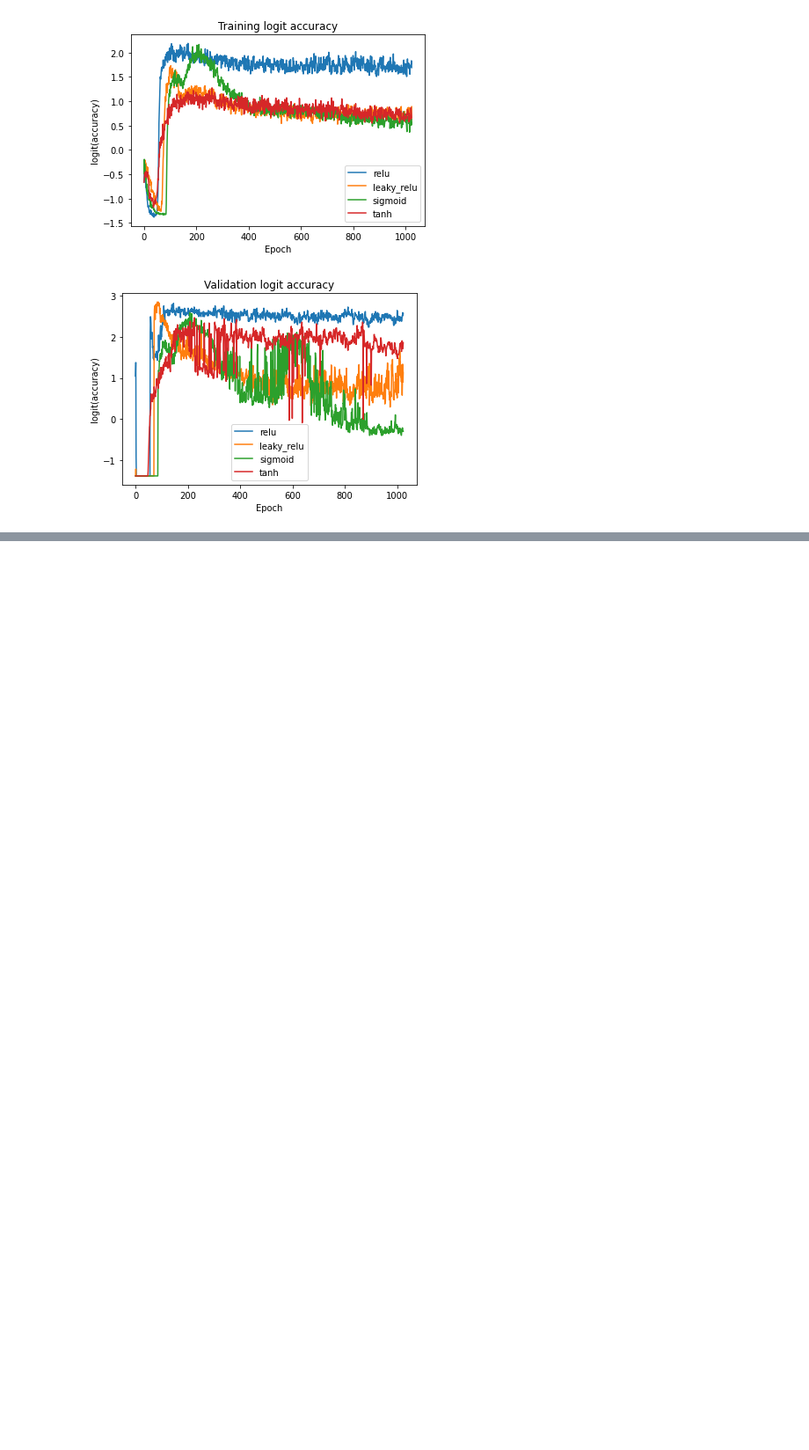
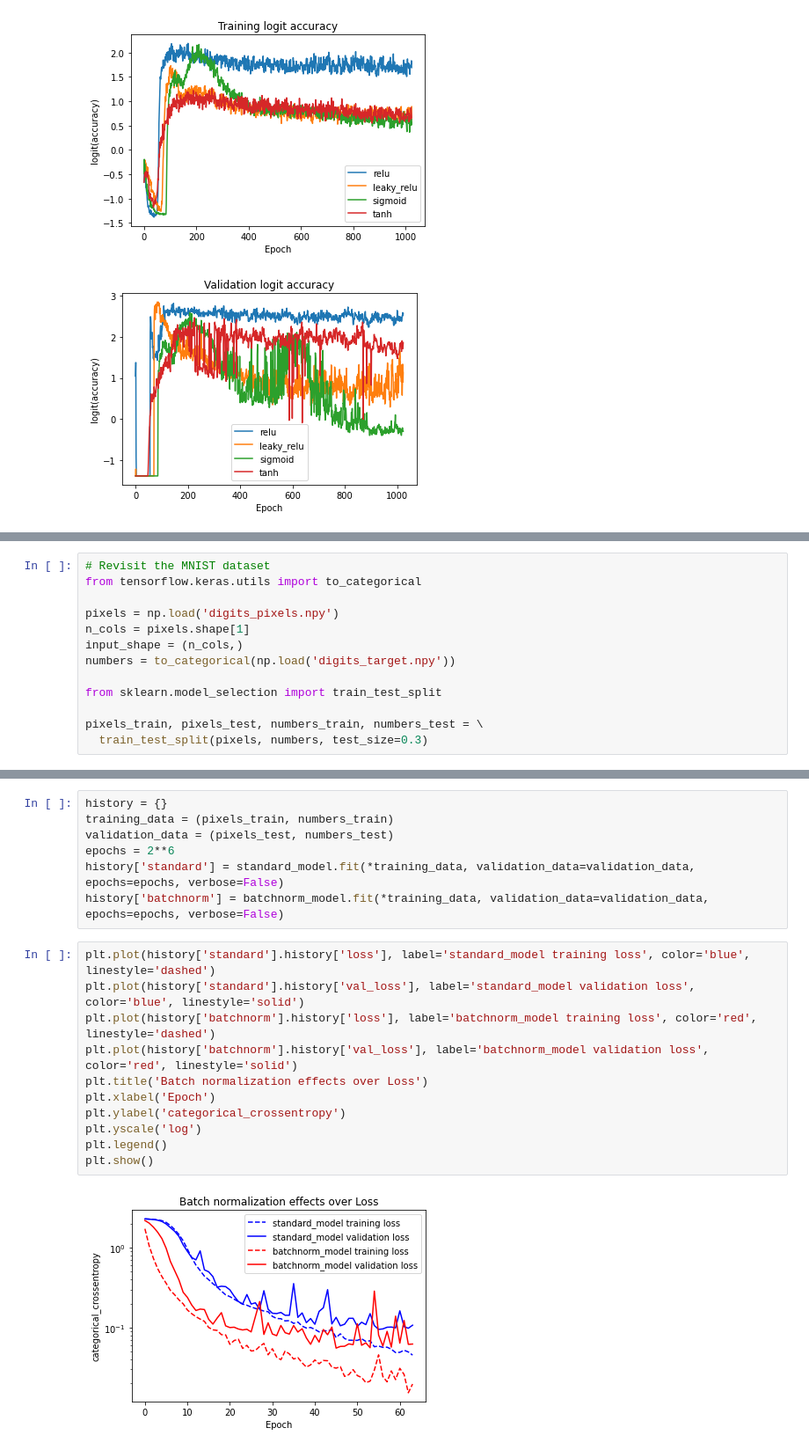
Before and after one commit to PabloBrianese/introduction-to-deep-learning, a Jupyter notebook: introduction-to-deep-learning-with-keras/chapter3.ipynb, the cells around one changed output, grey strips where cells are left out. Shown: that part at 88% size. Saved outputs shown, nothing was run; the diff lists cells and outputs as text; blank space fills up the shorter version.

```diff
--- a/introduction-to-deep-learning-with-keras/chapter3.ipynb
+++ b/introduction-to-deep-learning-with-keras/chapter3.ipynb
@@ -254,0 +295,13 @@ plt.show()
+# %%
+# Revisit the MNIST dataset
+from tensorflow.keras.utils import to_categorical
+
+pixels = np.load('digits_pixels.npy')
+n_cols = pixels.shape[1]
+input_shape = (n_cols,)
+numbers = to_categorical(np.load('digits_target.npy'))
+
+from sklearn.model_selection import train_test_split
+
+pixels_train, pixels_test, numbers_train, numbers_test = \
+  train_test_split(pixels, numbers, test_size=0.3)
@@ -254,0 +354,20 @@ plt.show()
+# %%
+history = {}
+training_data = (pixels_train, numbers_train)
+validation_data = (pixels_test, numbers_test)
+epochs = 2**6
+history['standard'] = standard_model.fit(*training_data, validation_data=validation_data, epochs=epochs, verbose=False)
+history['batchnorm'] = batchnorm_model.fit(*training_data, validation_data=validation_data, epochs=epochs, verbose=False)
+# %%
+plt.plot(history['standard'].history['loss'], label='standard_model training loss', color='blue', linestyle='dashed')
+plt.plot(history['standard'].history['val_loss'], label='standard_model validation loss', color='blue', linestyle='solid')
+plt.plot(history['batchnorm'].history['loss'], label='batchnorm_model training loss', color='red', linestyle='dashed')
+plt.plot(history['batchnorm'].history['val_loss'], label='batchnorm_model validation loss', color='red', linestyle='solid')
+plt.title('Batch normalization effects over Loss')
+plt.xlabel('Epoch')
+plt.ylabel('categorical_crossentropy')
+plt.yscale('log')
+plt.legend()
+plt.show()
+# %% [output]
+[figure, added]
```
Also changed, not shown: parts of 7 cells of this notebook.
